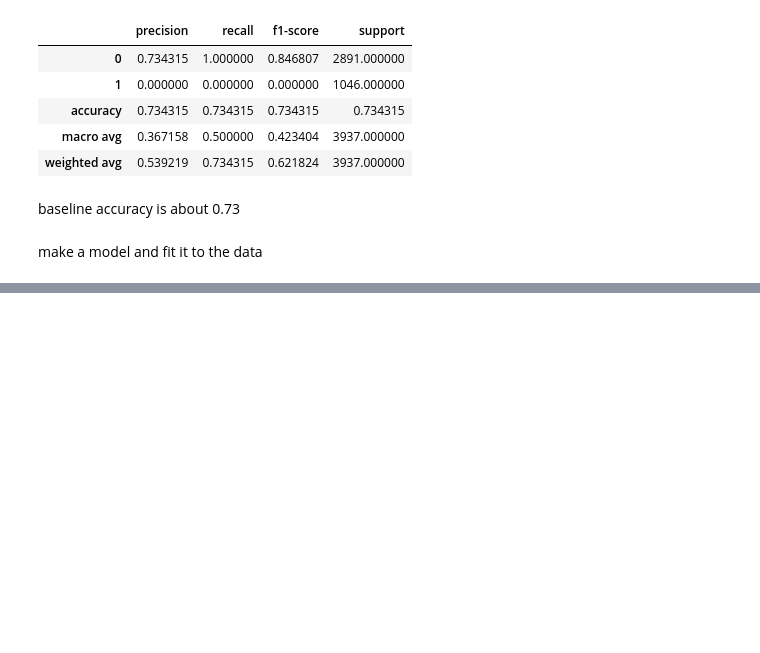
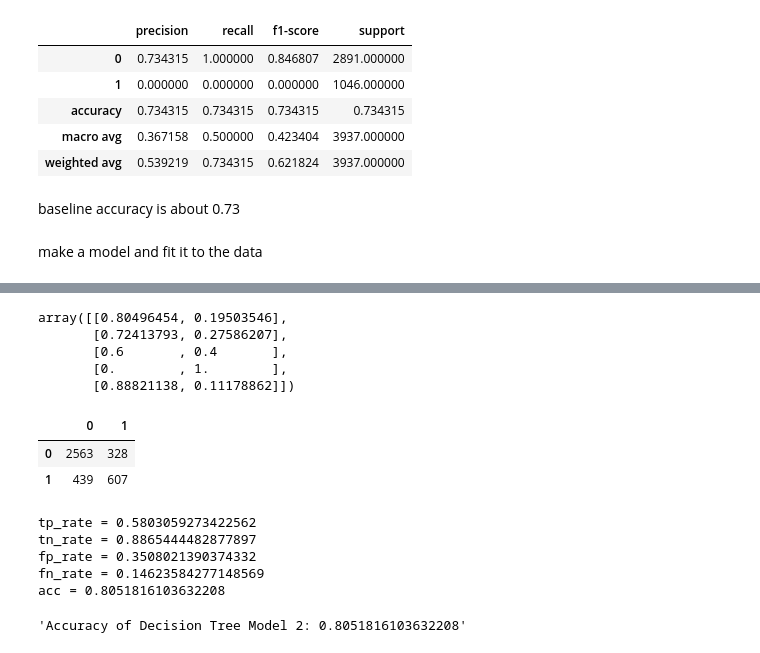
Before and after one commit to stephenfitzsimon/classification-exercises, a Jupyter notebook: model.ipynb, the cells around one changed output, grey strips where cells are left out. Cells and saved outputs as stored; diff of their text form; code cells hidden in the pictures; blank space fills up the shorter version.

```diff
--- a/model.ipynb
+++ b/model.ipynb
@@ -439,0 +526,4 @@ plot_tree(clf_telco, feature_names = X_telco_train.columns, class_names = np.arr
+# %%
+#now evaluate the model over the train set
+y_pred_telco2 = clf_telco2.predict(X_telco_train)
+pd.Series(y_pred_telco2)
@@ -439,0 +543,35 @@ plot_tree(clf_telco, feature_names = X_telco_train.columns, class_names = np.arr
+# %%
+y_pred_prob_telco2 = clf_telco2.predict_proba(X_telco_train)
+y_pred_prob_telco2[0:5]
+# %% [output]
+array([[0.80496454, 0.19503546],
+       [0.72413793, 0.27586207],
+       [0.6       , 0.4       ],
+       [0.        , 1.        ],
+       [0.88821138, 0.11178862]])
+# %%
+pd.DataFrame(metrics.confusion_matrix(y_telco_train, y_pred_telco2))
+# %% [output]
+|  | 0 | 1 |
+| 0 | 2563 | 328 |
+| 1 | 439 | 607 |
+# %%
+tn, fp, fn, tp = metrics.confusion_matrix(y_telco_train, y_pred_telco2).ravel()
+
+tp_rate = tp/(fn+tp)
+tn_rate = tn/(fp+tn)
+fp_rate = fp/(fp+tp)
+fn_rate = fn/(fn+tn)
+accuracy = (tp+tn)/(tp+tn+fn+fp)
+
+print(f"tp_rate = {tp_rate}\ntn_rate = {tn_rate}\nfp_rate = {fp_rate}\nfn_rate = {fn_rate}\nacc = {accuracy}")
+# %% [output]
+tp_rate = 0.5803059273422562
+tn_rate = 0.8865444482877897
+fp_rate = 0.3508021390374332
+fn_rate = 0.14623584277148569
+acc = 0.8051816103632208
+# %%
+f"Accuracy of Decision Tree Model 2: {clf_telco2.score(X_telco_train, y_telco_train)}"
+# %% [output]
+'Accuracy of Decision Tree Model 2: 0.8051816103632208'
```
Also changed, not shown: parts of 17 cells of this notebook.
